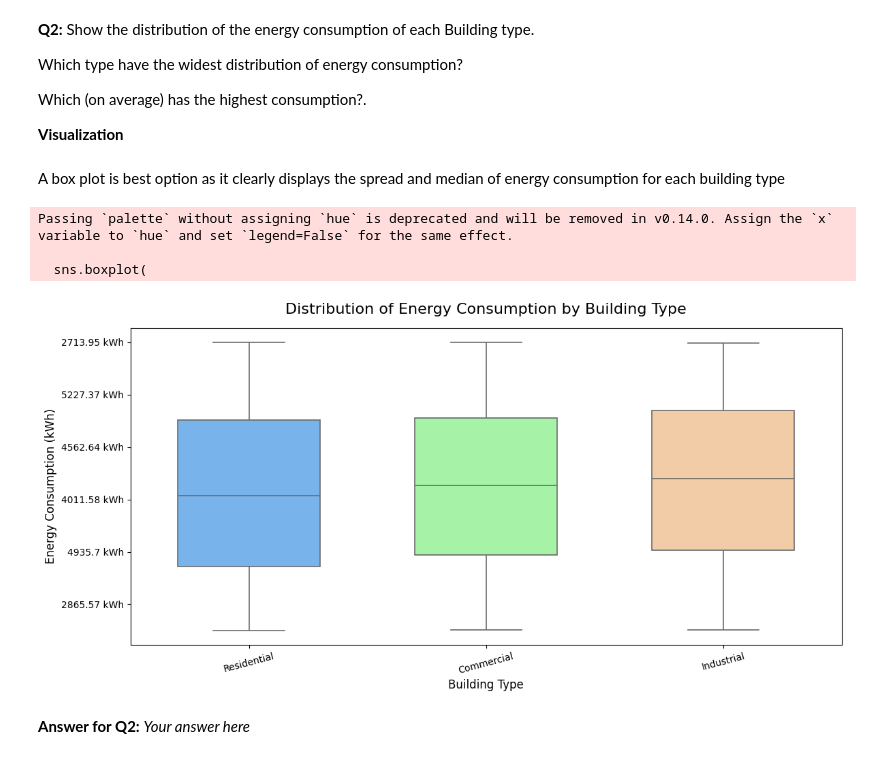
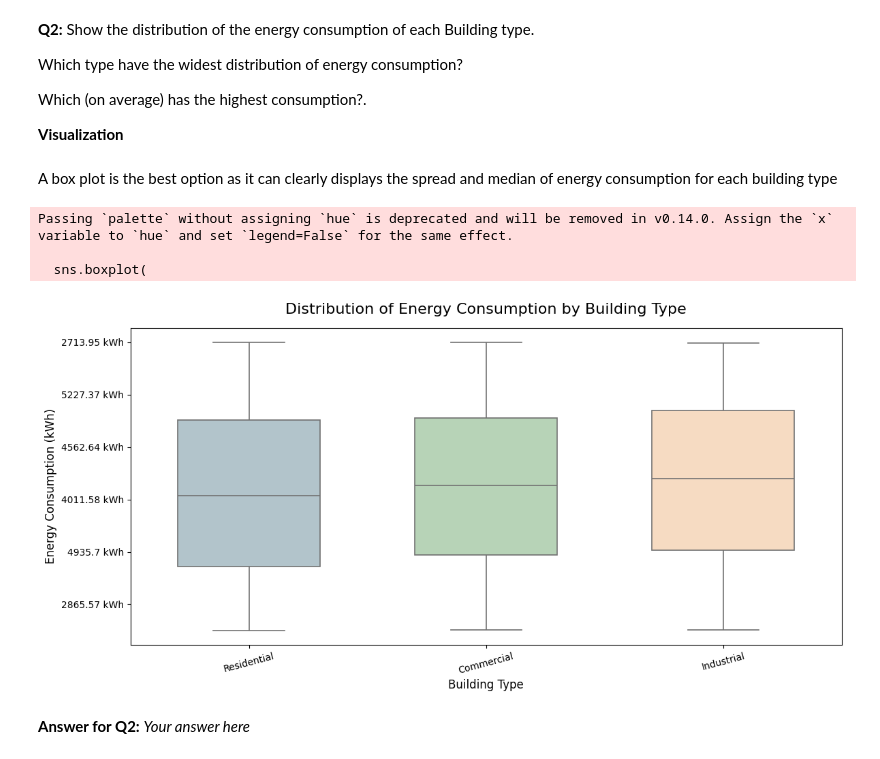
Before and after one commit to janasalamaaaaa/G, a Jupyter notebook: Regression_Mini-Project.ipynb, the cells around one changed output. Saved outputs shown, nothing was run; the diff lists cells and outputs as text; code cells hidden in the pictures.

```diff
--- a/Regression_Mini-Project.ipynb
+++ b/Regression_Mini-Project.ipynb
@@ -218,39 +218,39 @@ Which (on average) has the highest consumption?.
 
 **Visualization**
 # %% [markdown]
-A box plot is best option as it clearly displays the spread and median of energy consumption for each building type
+A box plot is the best option as it  can clearly displays the spread and median of energy consumption for each building type
 # %%
 energy_data_by_type = df[['Building_Type', 'Energy_Consumption']]
 
 
 plt.figure(figsize=(12,6))
 sns.boxplot(
     data=energy_data_by_type,
     x='Building_Type',
     y='Energy_Consumption',
-    palette=['#66b3ff', '#99ff99', '#ffcc99'],
+    palette= ['#aec6cf', '#b2d8b2', '#ffdab9'],
     width=0.6,
     linewidth=1.2
 )
 
 
 plt.title("Distribution of Energy Consumption by Building Type", fontsize=16, pad=15)
 plt.xlabel("Building Type", fontsize=12)
 plt.ylabel("Energy Consumption (kWh)", fontsize=12)
 plt.xticks(rotation=15)
 plt.grid(False)
 
 
 import matplotlib.ticker as ticker
-plt.gca().yaxis.set_major_locator(ticker.MaxNLocator(nbins=8))  # Show max 8 ticks
+plt.gca().yaxis.set_major_locator(ticker.MaxNLocator(nbins=8))
 
 plt.tight_layout()
 plt.show()
 # %% [output]
 Passing `palette` without assigning `hue` is deprecated and will be removed in v0.14.0. Assign the `x` variable to `hue` and set `legend=False` for the same effect.
 
   sns.boxplot(
-[figure, old version]
+[figure, new version]
 # %% [markdown]
 **Answer for Q2:** _Your answer here_
 # %% [markdown]
```
